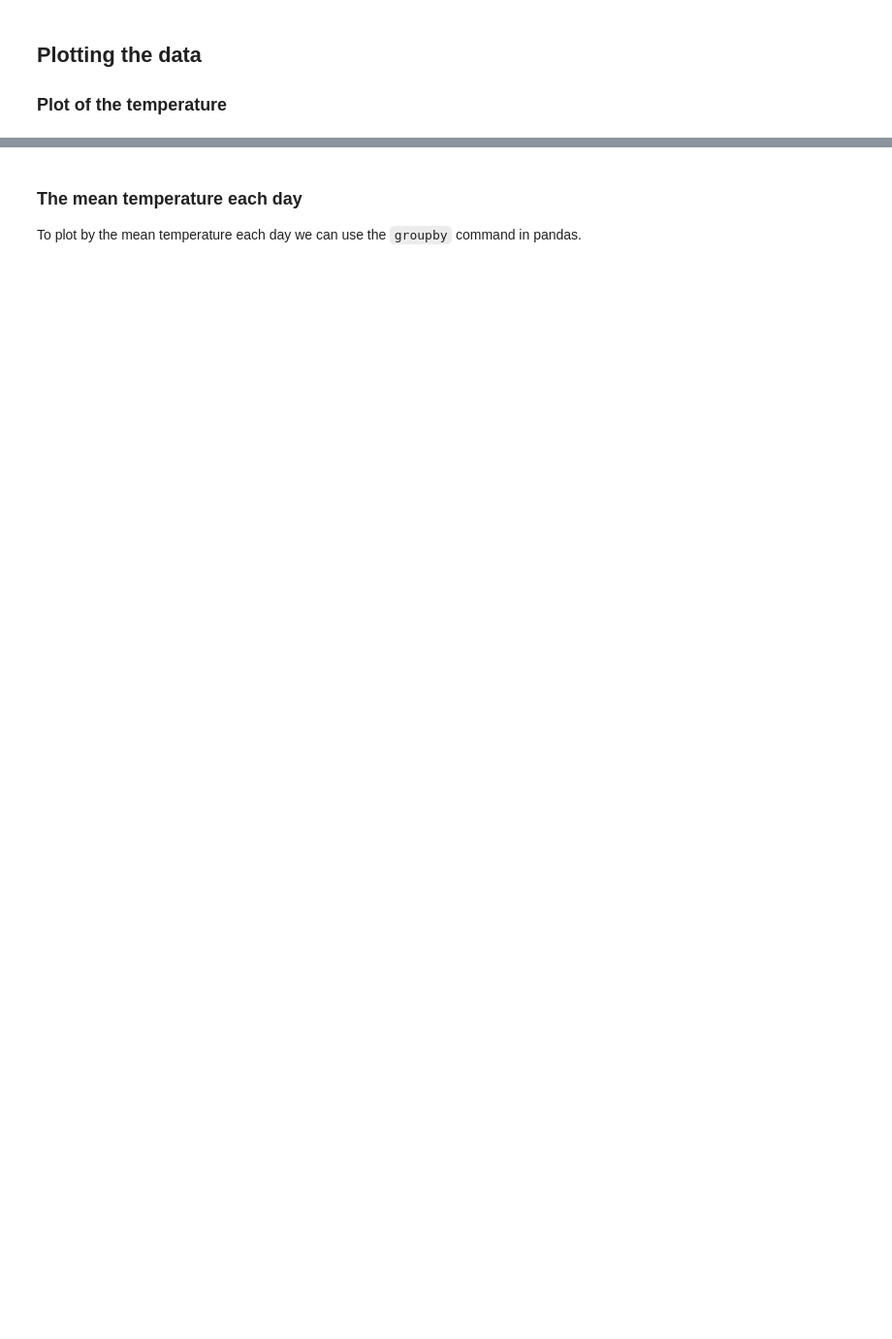
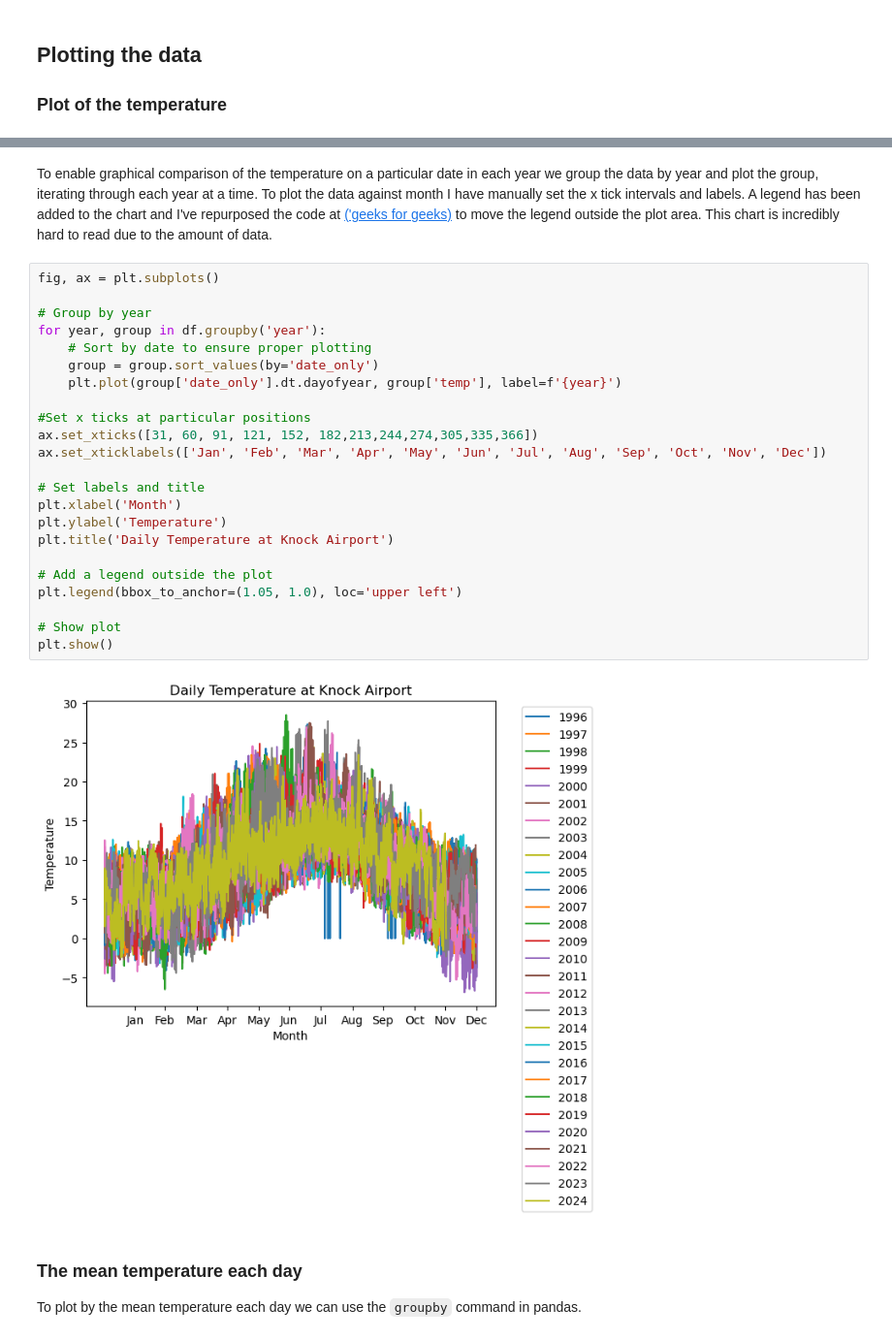
Before and after one commit to kknb1982/pfda, a Jupyter notebook: assignments/assignment_6_Weather.ipynb, the cells around one changed output, grey strips where cells are left out. Shown: that part at 97% size. Cells and saved outputs as stored; diff of their text form; blank space fills up the shorter version.

```diff
--- a/assignments/assignment_6_Weather.ipynb
+++ b/assignments/assignment_6_Weather.ipynb
@@ -78,3 +58,30 @@ plt.show()
+# %% [markdown]
+To enable graphical comparison of the temperature on a particular date in each year we group the data by year and plot the group, iterating through each year at a time. To plot the data against month I have manually set the x tick intervals and labels. A legend has been added to the chart and I've repurposed the code at [('geeks for geeks)](https://www.geeksforgeeks.org/how-to-place-legend-outside-of-the-plot-in-matplotlib/) to move the legend outside the plot area. This chart is incredibly hard to read due to the amount of data.
+# %%
+fig, ax = plt.subplots()
+
+# Group by year
+for year, group in df.groupby('year'):
+    # Sort by date to ensure proper plotting
+    group = group.sort_values(by='date_only')
+    plt.plot(group['date_only'].dt.dayofyear, group['temp'], label=f'{year}')
+
+#Set x ticks at particular positions
+ax.set_xticks([31, 60, 91, 121, 152, 182,213,244,274,305,335,366])
+ax.set_xticklabels(['Jan', 'Feb', 'Mar', 'Apr', 'May', 'Jun', 'Jul', 'Aug', 'Sep', 'Oct', 'Nov', 'Dec'])
+
+# Set labels and title
+plt.xlabel('Month')
+plt.ylabel('Temperature')
+plt.title('Daily Temperature at Knock Airport')
+
+# Add a legend outside the plot
+plt.legend(bbox_to_anchor=(1.05, 1.0), loc='upper left')
+
+# Show plot
+plt.show()
+# %% [output]
+[figure, added]
 # %% [markdown]
 ### The mean temperature each day
 To plot by the mean temperature each day we can use the `groupby` command in pandas.
```
Also changed, not shown: parts of 23 cells of this notebook.
